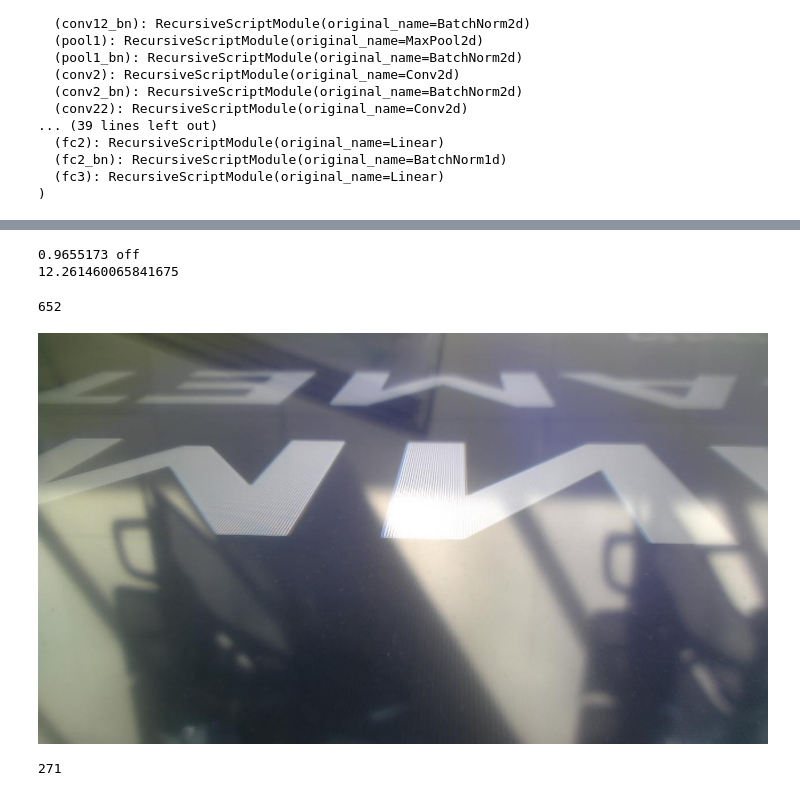
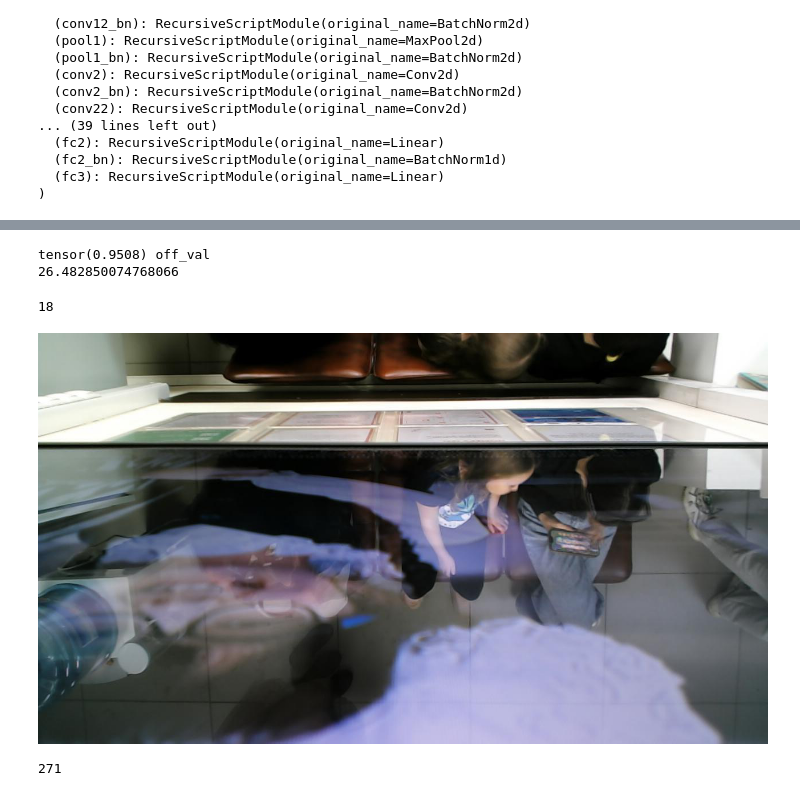
Before and after one commit to TheGaky/Final-Project, a Jupyter notebook: Model testing.ipynb, the cells around one changed output, grey strips where cells are left out. Drawn from its saved outputs; the diff is of its cells as text; code cells hidden in the pictures.

Commit message:
resnet shit

```diff
--- a/Model testing.ipynb
+++ b/Model testing.ipynb
@@ -145,5 +146,0 @@ dataloader_night = DataLoader(dataset_night, batch_size=len(dataset_night), shuf
-# %%
-for (x, y) in dataloader_train_full:
-    x = torch.reshape(x, (3, -1, 300, 500))
-    print(torch.mean(x.float()[2]))
-    print(torch.std(x.float()[2]))
@@ -153,5 +147,5 @@ tensor(67.5382)
 # %%
-model = torch.jit.load('/Users/gaky/Desktop/efir/Models/Bigger models/2.pth')
+model = torch.jit.load('/Users/gaky/Desktop/efir/Models/Bigger models far/2.pth')
 model.eval()
 # %% [output]
 RecursiveScriptModule(
@@ -221,16 +219,16 @@ import time
 # %%
 start = time.time()
 
-evaluate2(dataloader_val_off_batch, "off")
+evaluate(dataloader_val_off, "off_val")
 
 stop = time.time()
 time_spent = stop - start
 print(time_spent)
 # %% [output]
-0.9655173 off
-12.261460065841675
+tensor(0.9508) off_val
+26.482850074768066
 # %%
-folder = "/Users/gaky/Desktop/efir/on hard on's/problematic on"
+folder = "/Users/gaky/Desktop/efir new/efir downloads/web-shots-next-v5/M0022/16"
 # %%
 import os
 from PIL import Image
@@ -265,14 +263,14 @@ with torch.no_grad():
 # %%
 len(shit_images)
 # %% [output]
-652
+18
 # %%
 from PIL import Image
 
-im = Image.open(shit_images[6])
+im = Image.open(shit_images[1])
 im
 # %% [output]
-[figure, old version]
+[figure, new version]
 # %%
 problematic = shit_images
 # %%
```
Also changed, not shown: parts of 6 cells of this notebook, 7 other files.
